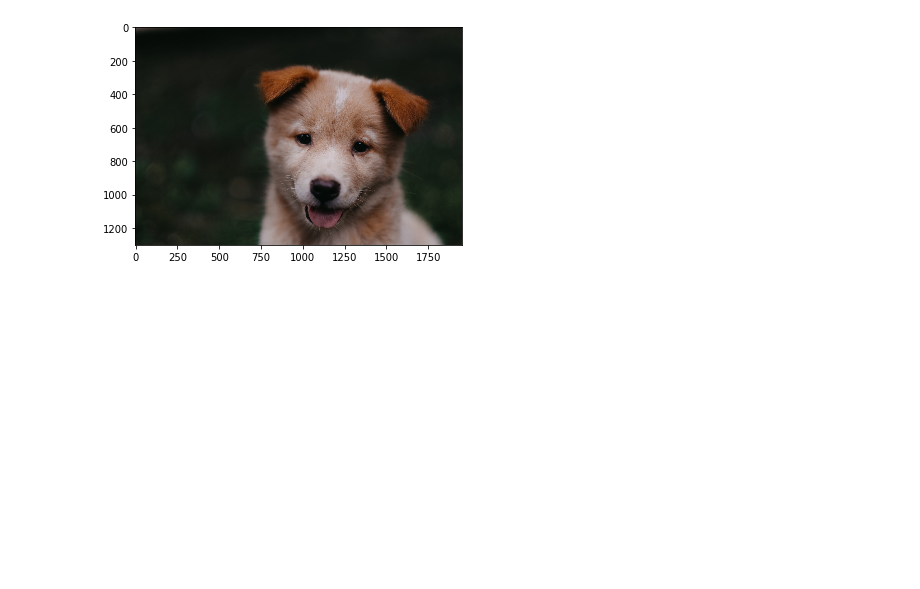
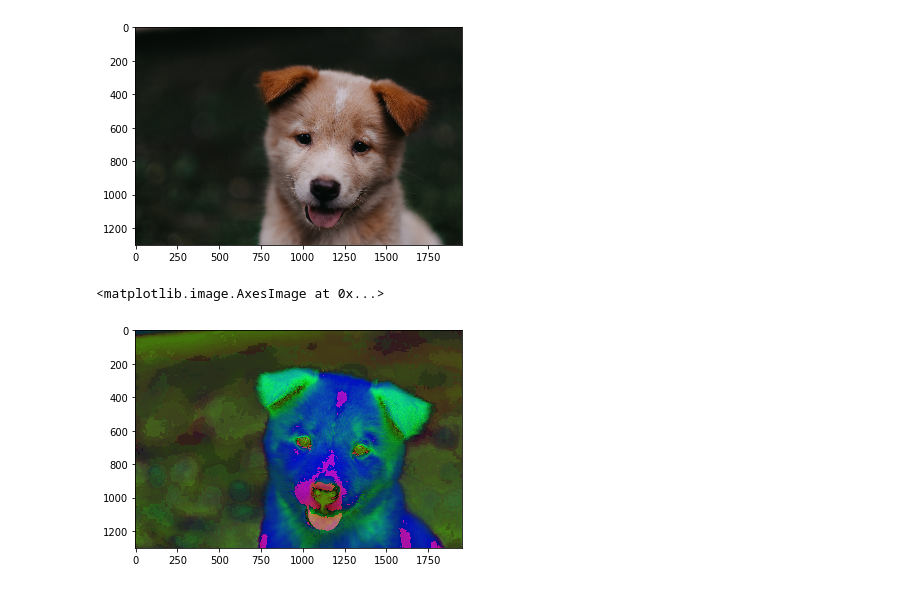
Before and after one commit to hiroya8649/cvcourse, a Jupyter notebook: 22.ipynb, the cells around one changed output. Cells and saved outputs as stored; diff of their text form; code cells hidden in the pictures; blank space fills up the shorter version.

```diff
--- a/22.ipynb
+++ b/22.ipynb
@@ -17,3 +17,7 @@ plt.imshow(img)
 [figure]
 # %%
 img = cv2.cvtColor(img, cv2.COLOR_RGB2HSV)
+plt.imshow(img)
+# %% [output]
+<matplotlib.image.AxesImage at 0x...>
+[figure, added]
```
